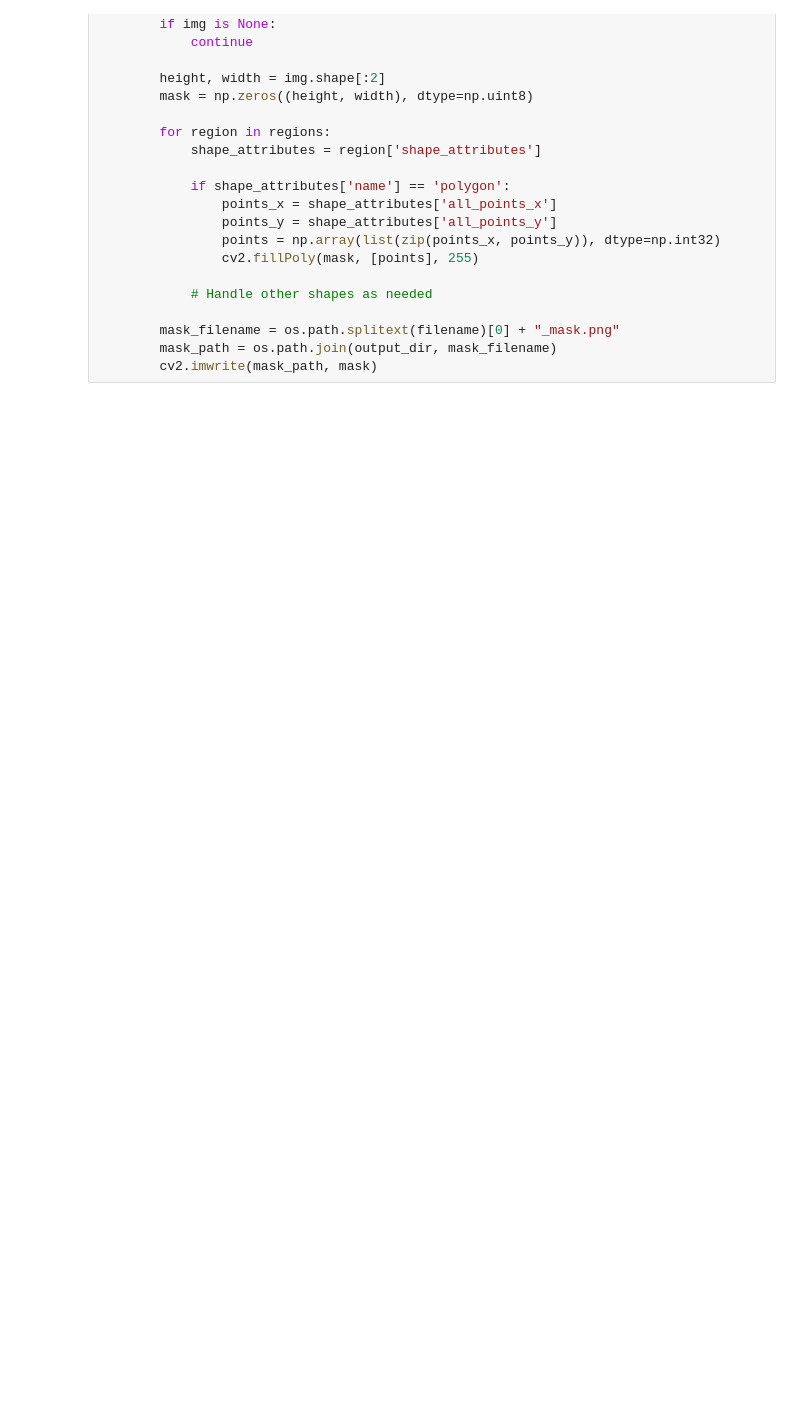
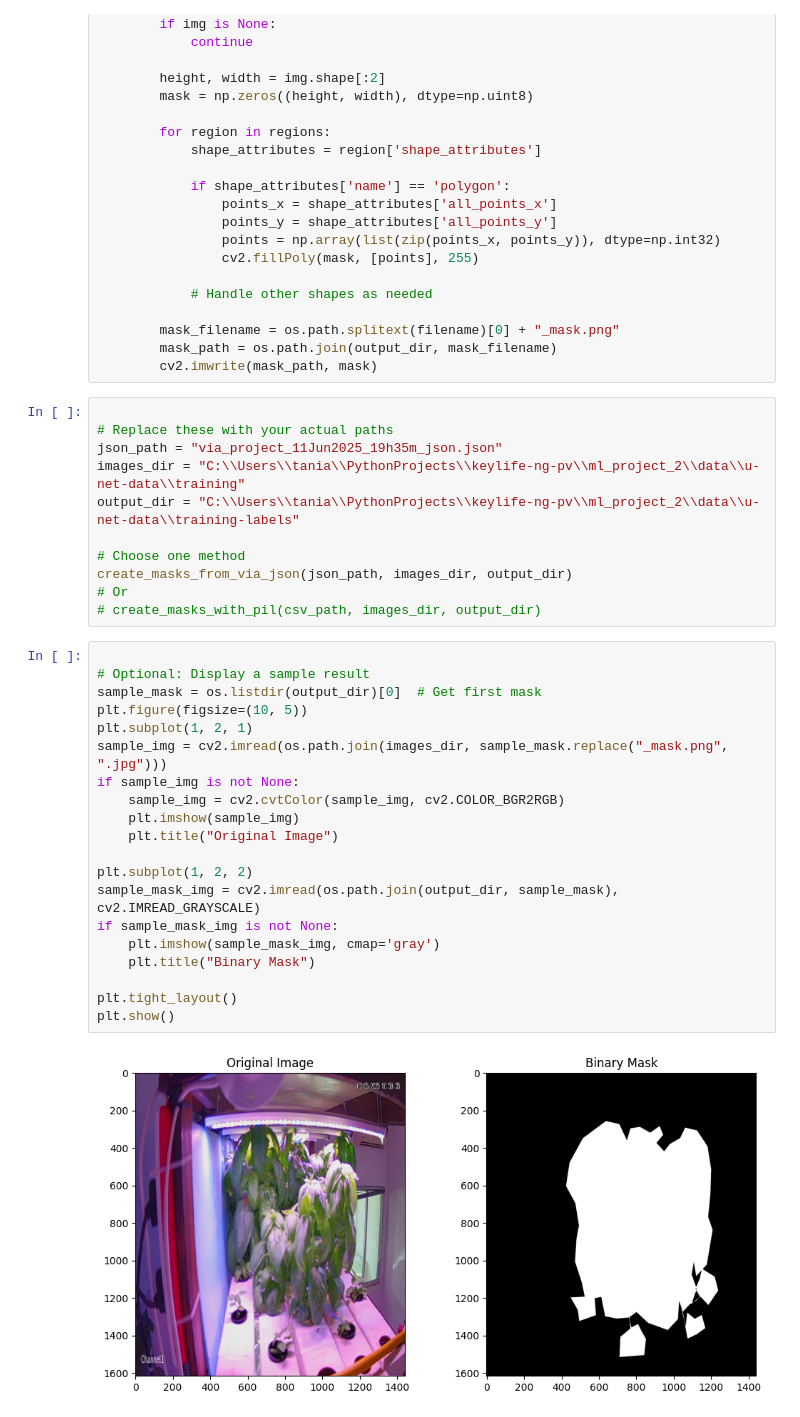
Before and after one commit to taniabuzykina/keylife-ng-pv, a Jupyter notebook: ml_project_2/code/image_annotation_read.ipynb, the cells around one changed output. Cells and saved outputs as stored; diff of their text form; blank space fills up the shorter version.

```diff
--- a/ml_project_2/code/image_annotation_read.ipynb
+++ b/ml_project_2/code/image_annotation_read.ipynb
@@ -108,3 +108,36 @@ def create_masks_from_via_json(json_path, images_dir, output_dir):
         mask_filename = os.path.splitext(filename)[0] + "_mask.png"
         mask_path = os.path.join(output_dir, mask_filename)
         cv2.imwrite(mask_path, mask)
+# %%
+
+# Replace these with your actual paths
+json_path = "via_project_11Jun2025_19h35m_json.json"
+images_dir = "C:\\Users\\tania\\PythonProjects\\keylife-ng-pv\\ml_project_2\\data\\u-net-data\\training"
+output_dir = "C:\\Users\\tania\\PythonProjects\\keylife-ng-pv\\ml_project_2\\data\\u-net-data\\training-labels"
+
+# Choose one method
+create_masks_from_via_json(json_path, images_dir, output_dir)
+# Or
+# create_masks_with_pil(csv_path, images_dir, output_dir)
+# %%
+
+# Optional: Display a sample result
+sample_mask = os.listdir(output_dir)[0]  # Get first mask
+plt.figure(figsize=(10, 5))
+plt.subplot(1, 2, 1)
+sample_img = cv2.imread(os.path.join(images_dir, sample_mask.replace("_mask.png", ".jpg")))
+if sample_img is not None:
+    sample_img = cv2.cvtColor(sample_img, cv2.COLOR_BGR2RGB)
+    plt.imshow(sample_img)
+    plt.title("Original Image")
+
+plt.subplot(1, 2, 2)
+sample_mask_img = cv2.imread(os.path.join(output_dir, sample_mask), cv2.IMREAD_GRAYSCALE)
+if sample_mask_img is not None:
+    plt.imshow(sample_mask_img, cmap='gray')
+    plt.title("Binary Mask")
+
+plt.tight_layout()
+plt.show()
+# %% [output]
+[figure, added]
```
